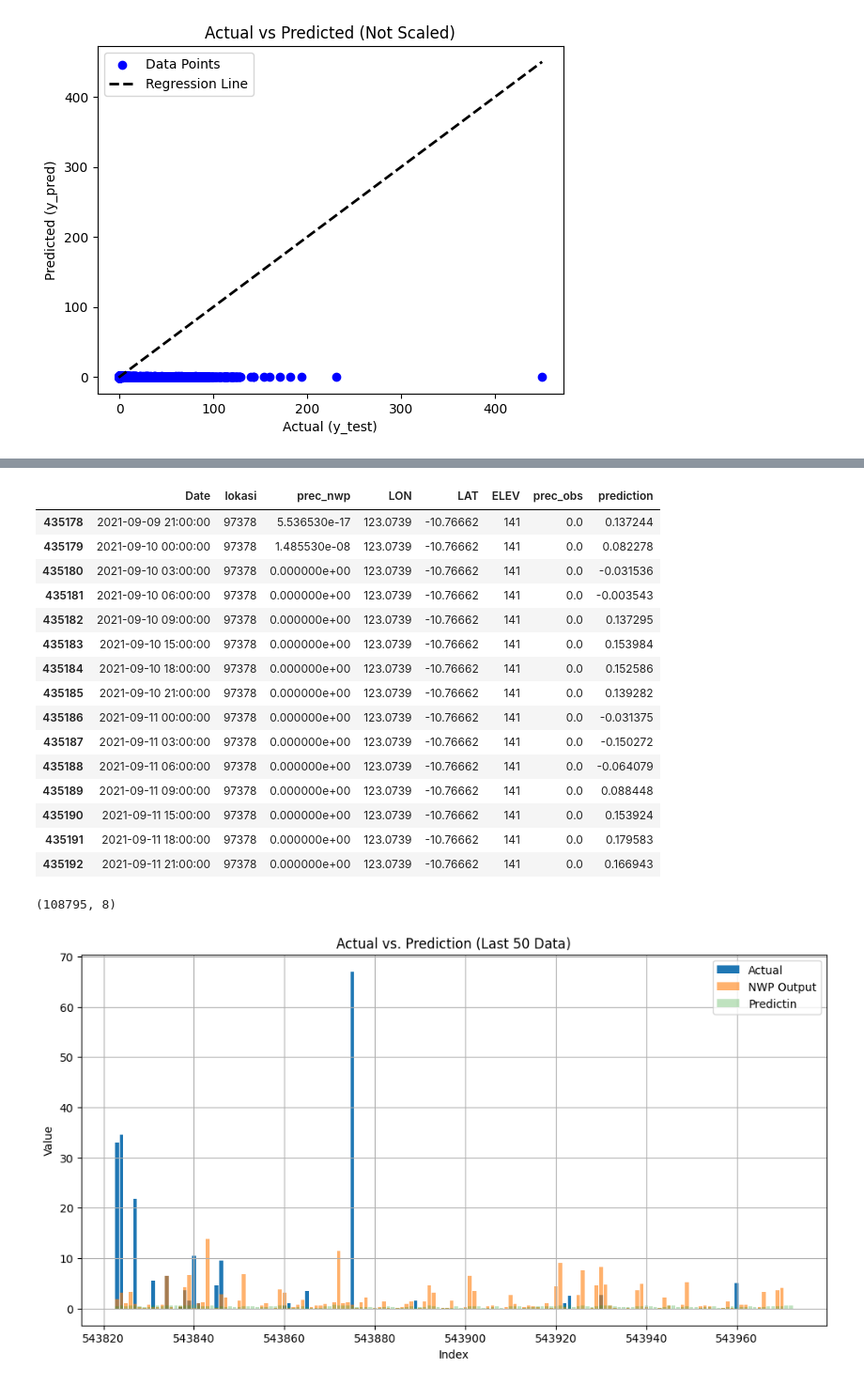
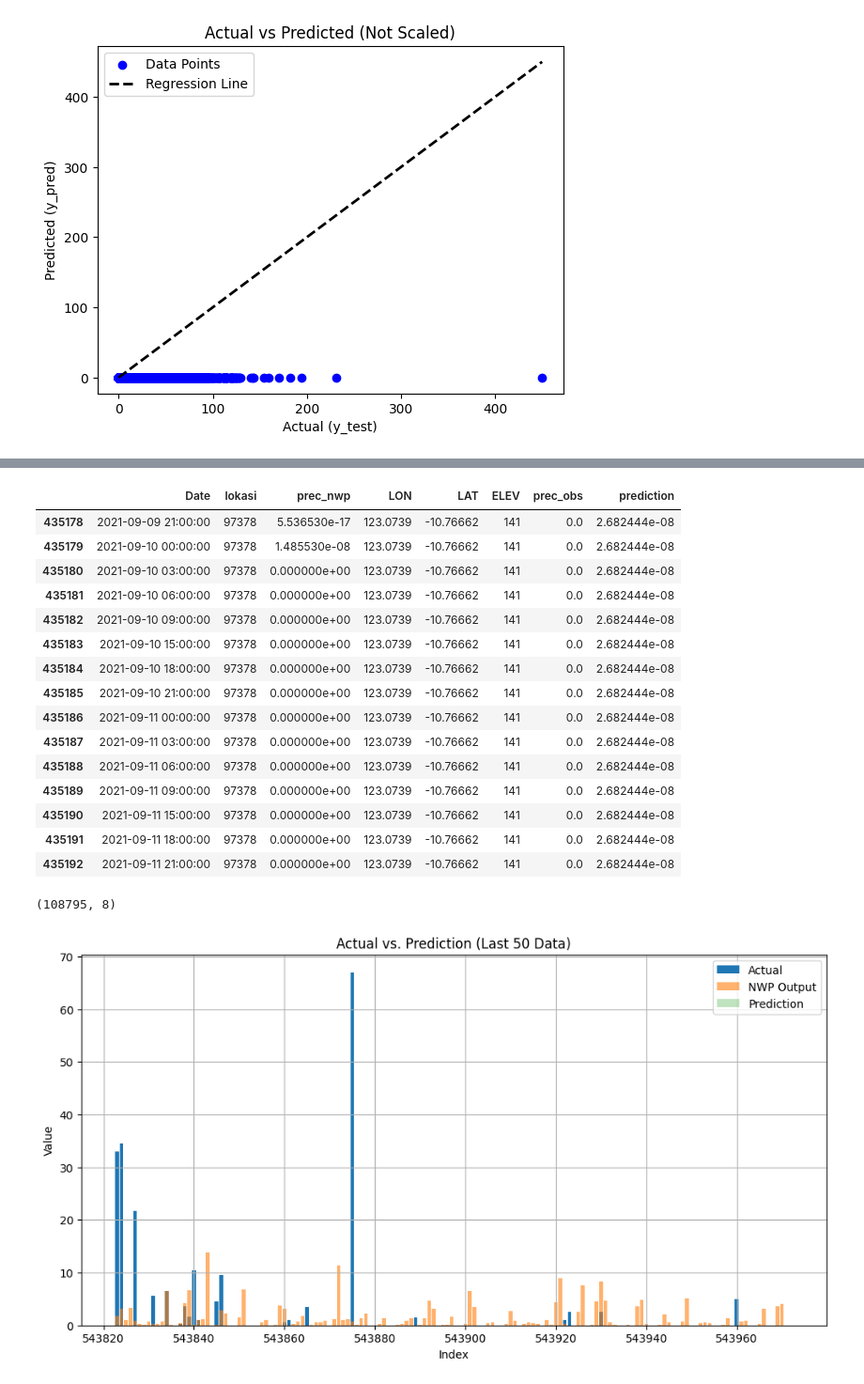
Before and after one commit to harmonicnauts/Modelling-MONAS, a Jupyter notebook: Modelling/Prec_LR_Hyperparameter_noShuffle.ipynb, the cells around one changed output, grey strips where cells are left out. Shown: that part at 94% size. Drawn from its saved outputs; the diff is of its cells as text; code cells hidden in the pictures.

```diff
--- a/Modelling/Prec_LR_Hyperparameter_noShuffle.ipynb
+++ b/Modelling/Prec_LR_Hyperparameter_noShuffle.ipynb
@@ -68,5 +68,5 @@ Index(['lokasi', 'Date', 'suhu2m(degC)', 'dew2m(degC)', 'rh2m(%)',
        'prec_nwp', 'LAT', 'LON', 'ELEV'],
       dtype='object') 34
 # %%
-X = df.drop(columns=['prec_obs','Date', 'hari', 'UTC', 'LAT', 'LON', 'prec_obs.group', 'prec_nwp.group'])
+X = df[['prec_nwp']]
 y = df['prec_obs']
@@ -359,21 +353,21 @@ combined.tail(15)
 combined.head(15)
 # %% [output]
 |  | Date | lokasi | prec_nwp | LON | LAT | ELEV | prec_obs | prediction |
-| 435178 | 2021-09-09 21:00:00 | 97378 | 5.536530e-17 | 123.0739 | -10.76662 | 141 | 0.0 | 0.137244 |
-| 435179 | 2021-09-10 00:00:00 | 97378 | 1.485530e-08 | 123.0739 | -10.76662 | 141 | 0.0 | 0.082278 |
-| 435180 | 2021-09-10 03:00:00 | 97378 | 0.000000e+00 | 123.0739 | -10.76662 | 141 | 0.0 | -0.031536 |
-| 435181 | 2021-09-10 06:00:00 | 97378 | 0.000000e+00 | 123.0739 | -10.76662 | 141 | 0.0 | -0.003543 |
-| 435182 | 2021-09-10 09:00:00 | 97378 | 0.000000e+00 | 123.0739 | -10.76662 | 141 | 0.0 | 0.137295 |
-| 435183 | 2021-09-10 15:00:00 | 97378 | 0.000000e+00 | 123.0739 | -10.76662 | 141 | 0.0 | 0.153984 |
-| 435184 | 2021-09-10 18:00:00 | 97378 | 0.000000e+00 | 123.0739 | -10.76662 | 141 | 0.0 | 0.152586 |
-| 435185 | 2021-09-10 21:00:00 | 97378 | 0.000000e+00 | 123.0739 | -10.76662 | 141 | 0.0 | 0.139282 |
-| 435186 | 2021-09-11 00:00:00 | 97378 | 0.000000e+00 | 123.0739 | -10.76662 | 141 | 0.0 | -0.031375 |
-| 435187 | 2021-09-11 03:00:00 | 97378 | 0.000000e+00 | 123.0739 | -10.76662 | 141 | 0.0 | -0.150272 |
-| 435188 | 2021-09-11 06:00:00 | 97378 | 0.000000e+00 | 123.0739 | -10.76662 | 141 | 0.0 | -0.064079 |
-| 435189 | 2021-09-11 09:00:00 | 97378 | 0.000000e+00 | 123.0739 | -10.76662 | 141 | 0.0 | 0.088448 |
-| 435190 | 2021-09-11 15:00:00 | 97378 | 0.000000e+00 | 123.0739 | -10.76662 | 141 | 0.0 | 0.153924 |
-| 435191 | 2021-09-11 18:00:00 | 97378 | 0.000000e+00 | 123.0739 | -10.76662 | 141 | 0.0 | 0.179583 |
-| 435192 | 2021-09-11 21:00:00 | 97378 | 0.000000e+00 | 123.0739 | -10.76662 | 141 | 0.0 | 0.166943 |
+| 435178 | 2021-09-09 21:00:00 | 97378 | 5.536530e-17 | 123.0739 | -10.76662 | 141 | 0.0 | 2.682444e-08 |
+| 435179 | 2021-09-10 00:00:00 | 97378 | 1.485530e-08 | 123.0739 | -10.76662 | 141 | 0.0 | 2.682444e-08 |
+| 435180 | 2021-09-10 03:00:00 | 97378 | 0.000000e+00 | 123.0739 | -10.76662 | 141 | 0.0 | 2.682444e-08 |
+| 435181 | 2021-09-10 06:00:00 | 97378 | 0.000000e+00 | 123.0739 | -10.76662 | 141 | 0.0 | 2.682444e-08 |
+| 435182 | 2021-09-10 09:00:00 | 97378 | 0.000000e+00 | 123.0739 | -10.76662 | 141 | 0.0 | 2.682444e-08 |
+| 435183 | 2021-09-10 15:00:00 | 97378 | 0.000000e+00 | 123.0739 | -10.76662 | 141 | 0.0 | 2.682444e-08 |
+| 435184 | 2021-09-10 18:00:00 | 97378 | 0.000000e+00 | 123.0739 | -10.76662 | 141 | 0.0 | 2.682444e-08 |
+| 435185 | 2021-09-10 21:00:00 | 97378 | 0.000000e+00 | 123.0739 | -10.76662 | 141 | 0.0 | 2.682444e-08 |
+| 435186 | 2021-09-11 00:00:00 | 97378 | 0.000000e+00 | 123.0739 | -10.76662 | 141 | 0.0 | 2.682444e-08 |
+| 435187 | 2021-09-11 03:00:00 | 97378 | 0.000000e+00 | 123.0739 | -10.76662 | 141 | 0.0 | 2.682444e-08 |
+| 435188 | 2021-09-11 06:00:00 | 97378 | 0.000000e+00 | 123.0739 | -10.76662 | 141 | 0.0 | 2.682444e-08 |
+| 435189 | 2021-09-11 09:00:00 | 97378 | 0.000000e+00 | 123.0739 | -10.76662 | 141 | 0.0 | 2.682444e-08 |
+| 435190 | 2021-09-11 15:00:00 | 97378 | 0.000000e+00 | 123.0739 | -10.76662 | 141 | 0.0 | 2.682444e-08 |
+| 435191 | 2021-09-11 18:00:00 | 97378 | 0.000000e+00 | 123.0739 | -10.76662 | 141 | 0.0 | 2.682444e-08 |
+| 435192 | 2021-09-11 21:00:00 | 97378 | 0.000000e+00 | 123.0739 | -10.76662 | 141 | 0.0 | 2.682444e-08 |
 # %%
 combined.shape
 # %% [output]
@@ -383,19 +377,19 @@ combined_last_50 = combined.iloc[-150:]
 # %%
 plt.figure(figsize=(12, 6))
 
 plt.bar(combined_last_50.index, combined_last_50['prec_obs'], label='Actual')
 plt.bar(combined_last_50.index, combined_last_50['prec_nwp'], label='NWP Output', alpha=0.6)
-plt.bar(combined_last_50.index, combined_last_50['prediction'], label='Predictin', alpha=0.3)
+plt.bar(combined_last_50.index, combined_last_50['prediction'], label='Prediction', alpha=0.3)
 
 plt.title('Actual vs. Prediction (Last 50 Data)')
 plt.xlabel('Index')
 plt.ylabel('Value')
 plt.legend()
 plt.grid()
 
 plt.show()
 # %% [output]
-[figure, old version]
+[figure, new version]
 # %%
 import pickle
 
```
Also changed, not shown: parts of 14 cells of this notebook, 8 other files.
